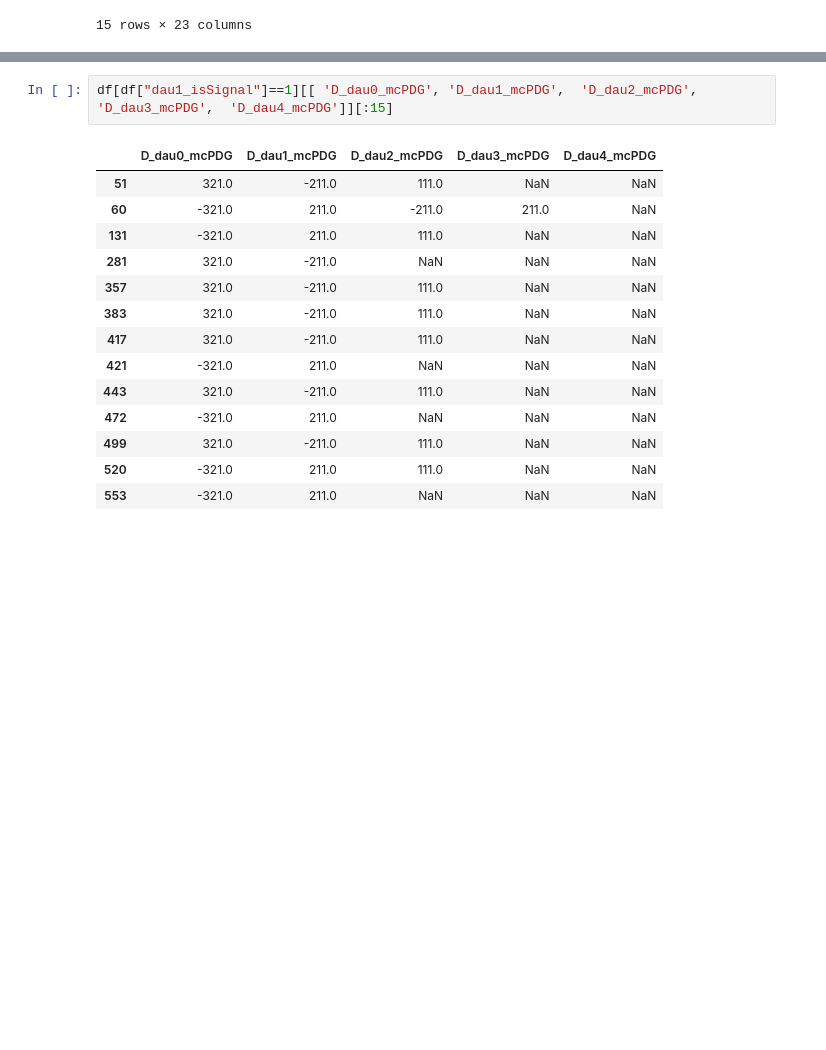
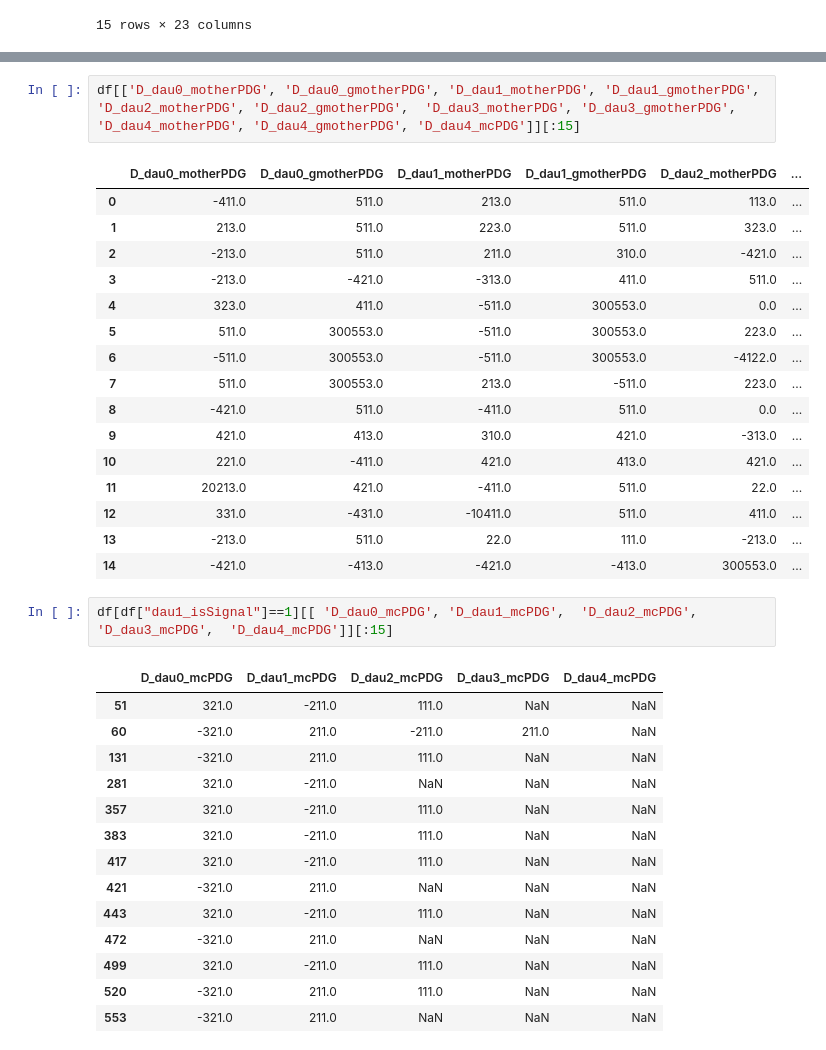
Before and after one commit to axelHeim/MCstudies, a Jupyter notebook: Dstlnu_Bt_generic/recreateGiannasPlot/offlineAnalysis_GiannasPlot.ipynb, the cells around one changed output, grey strips where cells are left out. Saved outputs shown, nothing was run; the diff lists cells and outputs as text; blank space fills up the shorter version.

```diff
--- a/Dstlnu_Bt_generic/recreateGiannasPlot/offlineAnalysis_GiannasPlot.ipynb
+++ b/Dstlnu_Bt_generic/recreateGiannasPlot/offlineAnalysis_GiannasPlot.ipynb
@@ -226,6 +228,25 @@ df[df["dau1_isSignal"]==1][['D_dau0_motherPDG', 'D_dau0_gmotherPDG', 'D_dau1_mot
 | 553 | 421.0 | 413.0 | 421.0 | 413.0 | NaN | ... |
 | 607 | 421.0 | 413.0 | 20213.0 | 421.0 | 20213.0 | ... |
 | 650 | -421.0 | -413.0 | -421.0 | -413.0 | -421.0 | ... |
+# %%
+df[['D_dau0_motherPDG', 'D_dau0_gmotherPDG', 'D_dau1_motherPDG', 'D_dau1_gmotherPDG', 'D_dau2_motherPDG', 'D_dau2_gmotherPDG',  'D_dau3_motherPDG', 'D_dau3_gmotherPDG',  'D_dau4_motherPDG', 'D_dau4_gmotherPDG', 'D_dau4_mcPDG']][:15]
+# %% [output]
+|  | D_dau0_motherPDG | D_dau0_gmotherPDG | D_dau1_motherPDG | D_dau1_gmotherPDG | D_dau2_motherPDG | ... |
+| 0 | -411.0 | 511.0 | 213.0 | 511.0 | 113.0 | ... |
+| 1 | 213.0 | 511.0 | 223.0 | 511.0 | 323.0 | ... |
+| 2 | -213.0 | 511.0 | 211.0 | 310.0 | -421.0 | ... |
+| 3 | -213.0 | -421.0 | -313.0 | 411.0 | 511.0 | ... |
+| 4 | 323.0 | 411.0 | -511.0 | 300553.0 | 0.0 | ... |
+| 5 | 511.0 | 300553.0 | -511.0 | 300553.0 | 223.0 | ... |
+| 6 | -511.0 | 300553.0 | -511.0 | 300553.0 | -4122.0 | ... |
+| 7 | 511.0 | 300553.0 | 213.0 | -511.0 | 223.0 | ... |
+| 8 | -421.0 | 511.0 | -411.0 | 511.0 | 0.0 | ... |
+| 9 | 421.0 | 413.0 | 310.0 | 421.0 | -313.0 | ... |
+| 10 | 221.0 | -411.0 | 421.0 | 413.0 | 421.0 | ... |
+| 11 | 20213.0 | 421.0 | -411.0 | 511.0 | 22.0 | ... |
+| 12 | 331.0 | -431.0 | -10411.0 | 511.0 | 411.0 | ... |
+| 13 | -213.0 | 511.0 | 22.0 | 111.0 | -213.0 | ... |
+| 14 | -421.0 | -413.0 | -421.0 | -413.0 | 300553.0 | ... |
 # %%
 df[df["dau1_isSignal"]==1][[ 'D_dau0_mcPDG', 'D_dau1_mcPDG',  'D_dau2_mcPDG',  'D_dau3_mcPDG',  'D_dau4_mcPDG']][:15]
 # %% [output]
```
Also changed, not shown: parts of 5 cells of this notebook.
